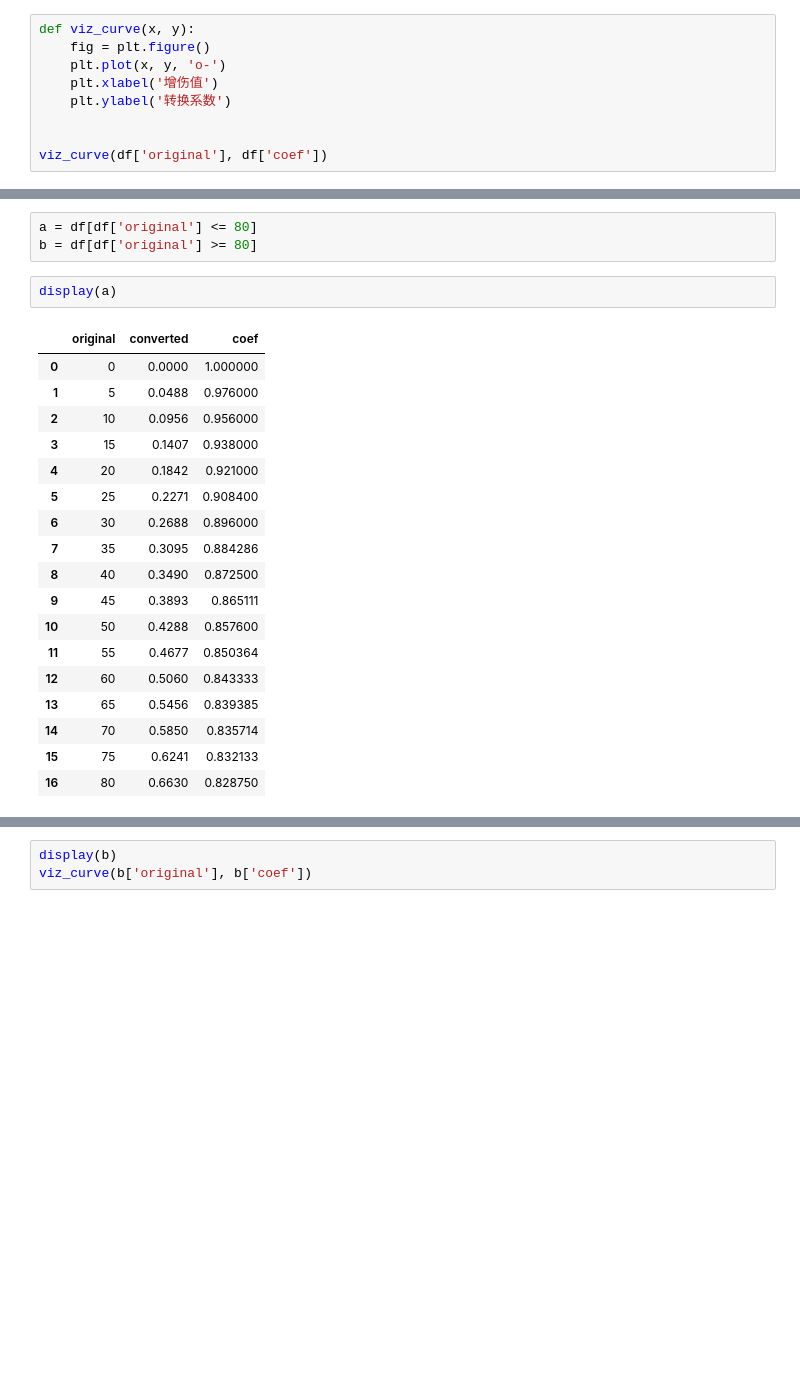
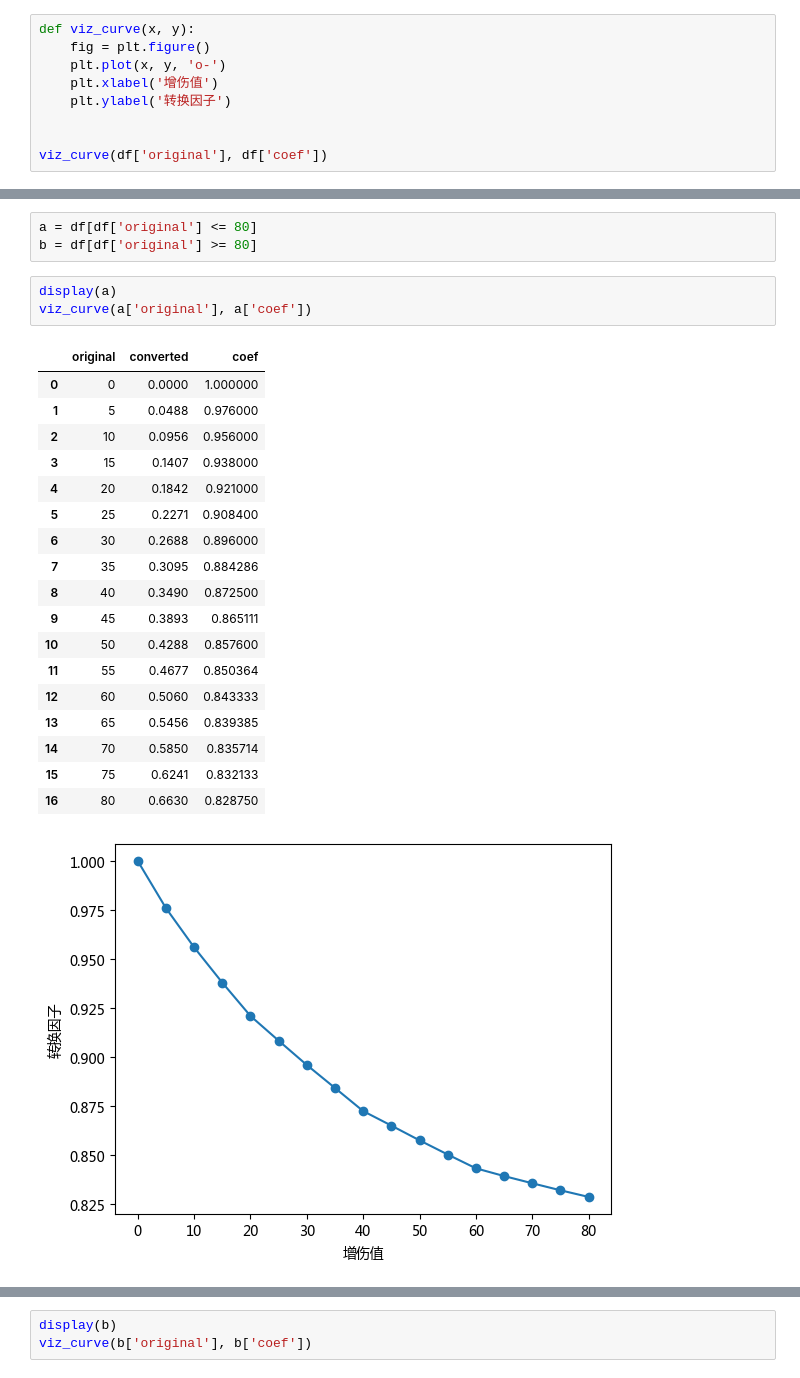
Before and after one commit to ihateyunpan/dhy_tools, a Jupyter notebook: analysis/attack_conversion.ipynb, the cells around one changed output, grey strips where cells are left out. Drawn from its saved outputs; the diff is of its cells as text; blank space fills up the shorter version.

```diff
--- a/analysis/attack_conversion.ipynb
+++ b/analysis/attack_conversion.ipynb
@@ -33,7 +43,7 @@ def viz_curve(x, y):
     fig = plt.figure()
     plt.plot(x, y, 'o-')
     plt.xlabel('增伤值')
-    plt.ylabel('转换系数')
+    plt.ylabel('转换因子')
 
 
 viz_curve(df['original'], df['coef'])
@@ -44,25 +54,27 @@ a = df[df['original'] <= 80]
 b = df[df['original'] >= 80]
 # %%
 display(a)
+viz_curve(a['original'], a['coef'])
 # %% [output]
 |  | original | converted | coef |
 | 0 | 0 | 0.0000 | 1.000000 |
 | 1 | 5 | 0.0488 | 0.976000 |
 | 2 | 10 | 0.0956 | 0.956000 |
 | 3 | 15 | 0.1407 | 0.938000 |
 | 4 | 20 | 0.1842 | 0.921000 |
 | 5 | 25 | 0.2271 | 0.908400 |
 | 6 | 30 | 0.2688 | 0.896000 |
 | 7 | 35 | 0.3095 | 0.884286 |
 | 8 | 40 | 0.3490 | 0.872500 |
 | 9 | 45 | 0.3893 | 0.865111 |
 | 10 | 50 | 0.4288 | 0.857600 |
 | 11 | 55 | 0.4677 | 0.850364 |
 | 12 | 60 | 0.5060 | 0.843333 |
 | 13 | 65 | 0.5456 | 0.839385 |
 | 14 | 70 | 0.5850 | 0.835714 |
 | 15 | 75 | 0.6241 | 0.832133 |
 | 16 | 80 | 0.6630 | 0.828750 |
+[figure, added]
 # %%
 # 拟合指数曲线
 def target_func(x, a0, a1, a2):
```
Also changed, not shown: parts of 9 cells of this notebook, 8 other files.
